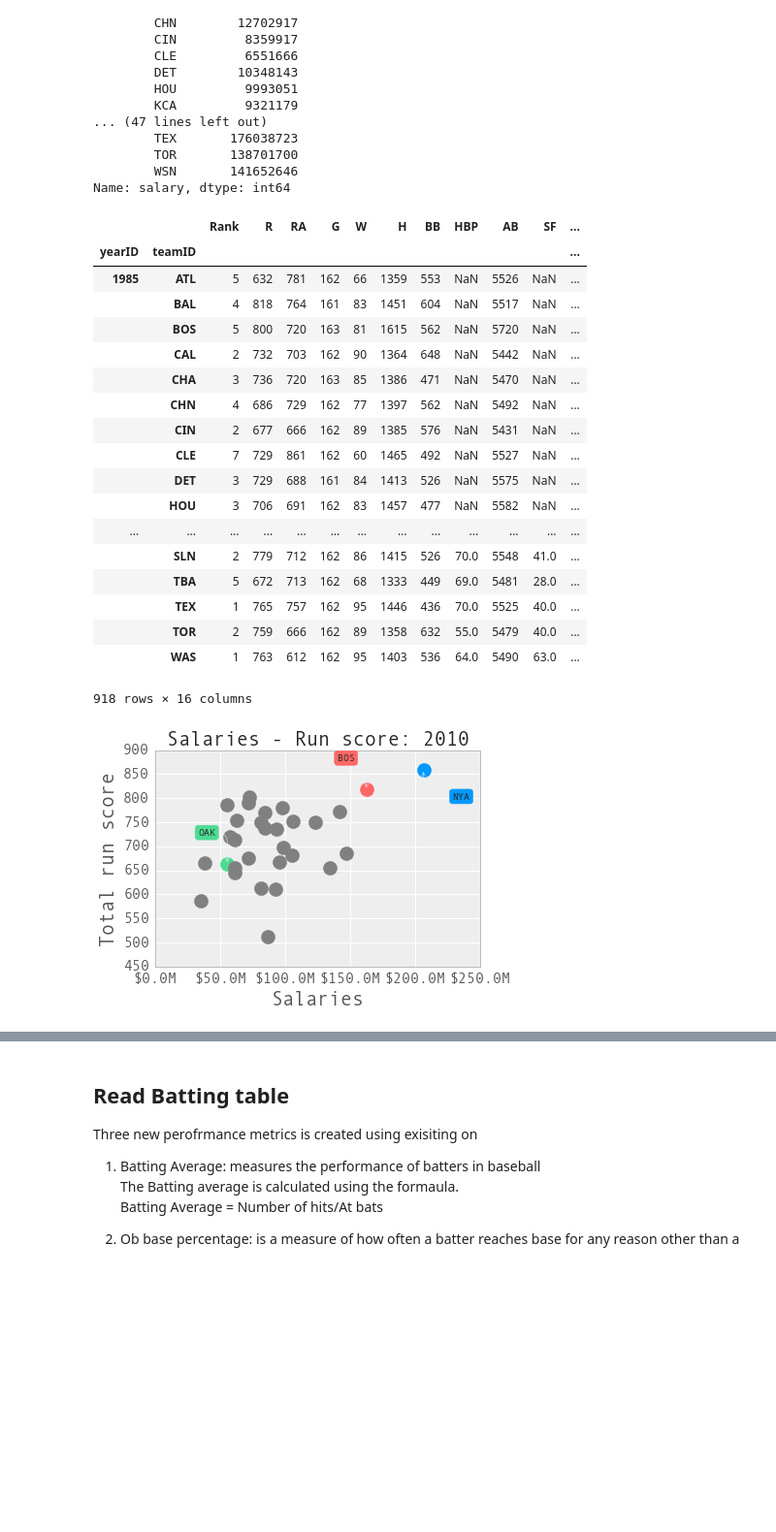
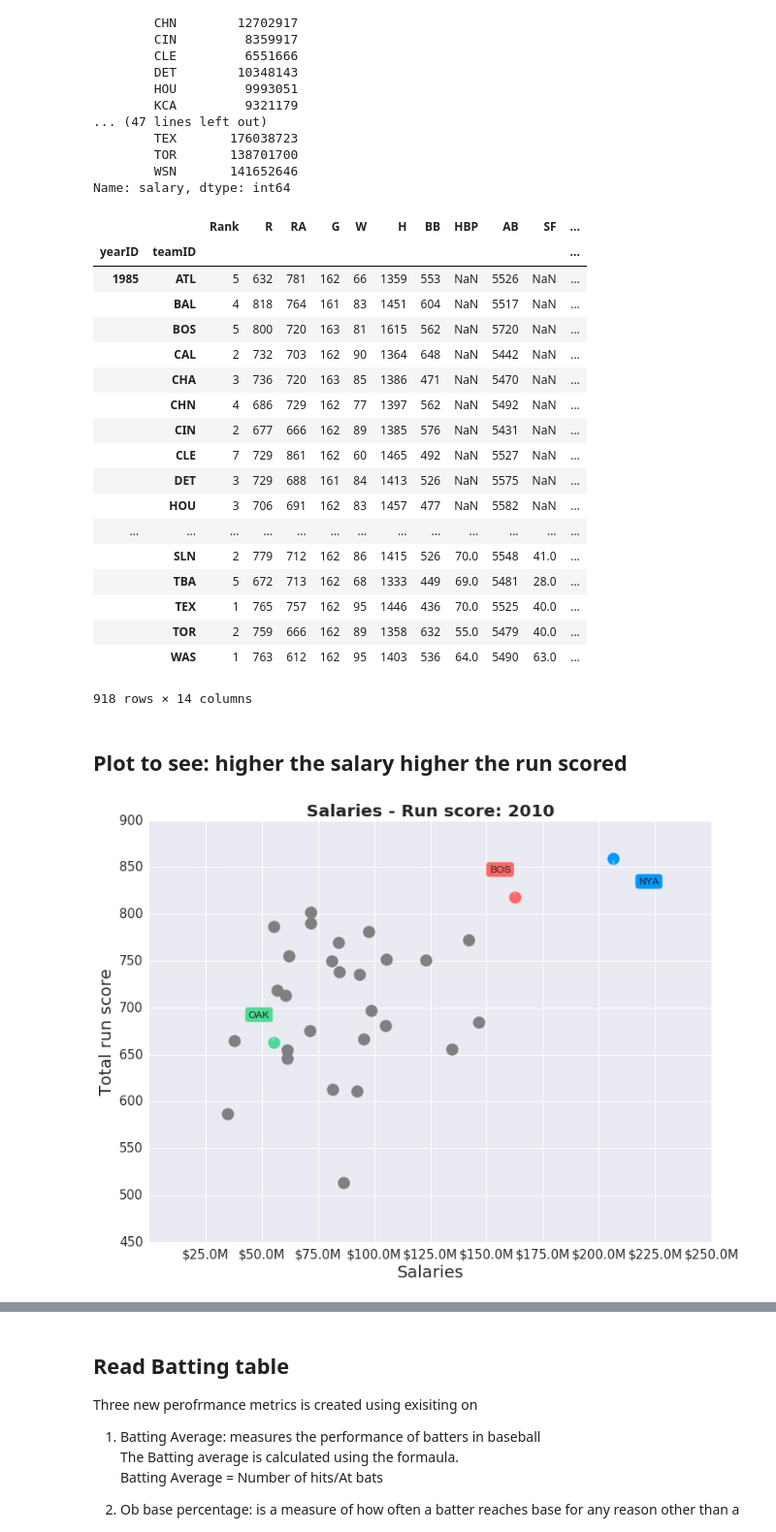
Before and after one commit to seemamishra33/Baseball_Data_Analysis, a Jupyter notebook: Baseball_Data_Analysis.ipynb, the cells around one changed output, grey strips where cells are left out. Shown at 97% size. Cells and saved outputs as stored; diff of their text form; code cells hidden in the pictures; blank space fills up the shorter version.

Commit message:
Modidief jupyter file with more analysis and graph added

```diff
--- a/Baseball_Data_Analysis.ipynb
+++ b/Baseball_Data_Analysis.ipynb
@@ -99,8 +128,8 @@ yearID  teamID
 Name: salary, dtype: int64
 # %%
 # teams = teams.join(salaries_by_yearID_teamID ,lsuffix='_teams', rsuffix='_salaries_by_yearID_teamID')
-teams = teams.join(salaries_by_yearID_teamID, lsuffix='_teams' )
-teams
+teams_setIndex= teams_setIndex.join(salaries_by_yearID_teamID, lsuffix='_teams' )
+teams_setIndex
 # teams['salary'][2005, "OAK"]
 # plt.scatter(teams['salary'][2001], teams['W'][2001])
 # plt.show()
@@ -123,7 +152,7 @@ teams
 |  | TEX | 1 | 765 | 757 | 162 | 95 | 1446 | 436 | 70.0 | 5525 | 40.0 | ... |
 |  | TOR | 2 | 759 | 666 | 162 | 89 | 1358 | 632 | 55.0 | 5479 | 40.0 | ... |
 |  | WAS | 1 | 763 | 612 | 162 | 95 | 1403 | 536 | 64.0 | 5490 | 63.0 | ... |
-918 rows × 16 columns
+918 rows × 14 columns
 # %%
 def millions(x, pos):
     'The two args are the value and tick position'
@@ -164,44 +198,9 @@ def plot_spending_wins(teams, year):
     plt.show()
-# %%
-def millions(x, pos):
-    'The two args are the value and tick position'
-    return '$%1.1fM' % (x*1e-6)
-
-formatter = FuncFormatter(millions)
-
-def plot_spending_Runs(teams, year):
-    teams_year = teams.xs(year)
-    fig, ax = plt.subplots()
-    for i in teams_year.index:
-        if i == 'OAK':
-            ax.scatter(teams_year['salary'][i], teams_year['R'][i], color="#4DDB94", s=200)
-            ax.annotate(i, (teams_year['salary'][i], teams_year['R'][i]),
-                        bbox=dict(boxstyle="round", color="#4DDB94"),
-                        xytext=(-30, 30), textcoords='offset points',
-                        arrowprops=dict(arrowstyle="->", connectionstyle="angle,angleA=0,angleB=90,rad=10"))
-        elif i == 'NYA':
-            ax.scatter(teams_year['salary'][i], teams_year['R'][i], color="#0099FF", s=200)
-            ax.annotate(i, (teams_year['salary'][i], teams_year['R'][i]),
-                        bbox=dict(boxstyle="round", color="#0099FF"),
-                        xytext=(30, -30), textcoords='offset points',
-                        arrowprops=dict(arrowstyle="->", connectionstyle="angle,angleA=0,angleB=90,rad=10"))
-        elif i == 'BOS':
-            ax.scatter(teams_year['salary'][i], teams_year['R'][i], color="#FF6666", s=200)
-            ax.annotate(i, (teams_year['salary'][i], teams_year['R'][i]),
-                        bbox=dict(boxstyle="round", color="#FF6666"),
-                        xytext=(-30, 30), textcoords='offset points',
-                        arrowprops=dict(arrowstyle="->", connectionstyle="angle,angleA=0,angleB=90,rad=10"))
-        else:
-            ax.scatter(teams_year['salary'][i], teams_year['R'][i], color="grey", s=200)
-    ax.xaxis.set_major_formatter(formatter)
-    ax.tick_params(axis='x', labelsize=15)
-    ax.tick_params(axis='y', labelsize=15)
-    ax.set_xlabel('Salaries', fontsize=20)
-    ax.set_ylabel('Total run score' , fontsize=20)
-    ax.set_title('Salaries - Run score: '+ str(year), fontsize=20, fontweight='bold')
-    plt.show()
+# %% [markdown]
+Plot to see:  higher the salary higher the run scored
+-------------------------------------------------------------
 # %%
-plot_spending_Runs(teams,2010)
+plot_spending_Runs(teams_setIndex,2010)
 # %% [output]
-[figure, old version]
+[figure, new version]
 # %%
```
Also changed, not shown: parts of 32 cells of this notebook.
